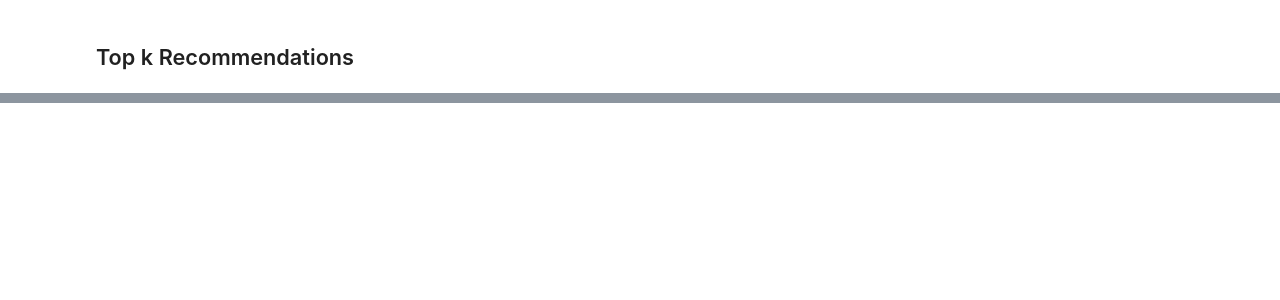
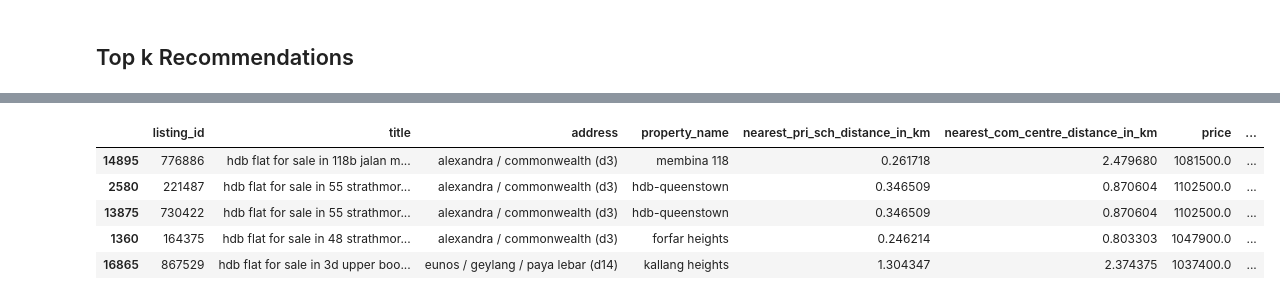
Before and after one commit to coby9241/cs5228-project, a Jupyter notebook: task2/task2_darren.ipynb, the cells around one changed output, grey strips where cells are left out. Cells and saved outputs as stored; diff of their text form; code cells hidden in the pictures; blank space fills up the shorter version.

```diff
--- a/task2/task2_darren.ipynb
+++ b/task2/task2_darren.ipynb
@@ -219,0 +133,9 @@ controlled_randomness_reco
+# %%
+# Explore parameters here
+row_idx = 0
+num_recommendations = 5
+algorithm = 'brute'
+metric = 'euclidean'
+
+# New parameter in this variation
+user_preferences = ['price', 'property_type_private', 'property_type_public', 'line_ew', 'size_sqft'] # feature names that user can specify as their preferences
@@ -219,0 +258,10 @@ controlled_randomness_reco
+# %%
+# model2
+reco2[['listing_id', 'title', 'address', 'property_name', 'nearest_pri_sch_distance_in_km', 'nearest_com_centre_distance_in_km'] + user_preferences]
+# %% [output]
+|  | listing_id | title | address | property_name | nearest_pri_sch_distance_in_km | nearest_com_centre_distance_in_km | price | ... |
+| 14895 | 776886 | hdb flat for sale in 118b jalan m... | alexandra / commonwealth (d3) | membina 118 | 0.261718 | 2.479680 | 1081500.0 | ... |
+| 2580 | 221487 | hdb flat for sale in 55 strathmor... | alexandra / commonwealth (d3) | hdb-queenstown | 0.346509 | 0.870604 | 1102500.0 | ... |
+| 13875 | 730422 | hdb flat for sale in 55 strathmor... | alexandra / commonwealth (d3) | hdb-queenstown | 0.346509 | 0.870604 | 1102500.0 | ... |
+| 1360 | 164375 | hdb flat for sale in 48 strathmor... | alexandra / commonwealth (d3) | forfar heights | 0.246214 | 0.803303 | 1047900.0 | ... |
+| 16865 | 867529 | hdb flat for sale in 3d upper boo... | eunos / geylang / paya lebar (d14) | kallang heights | 1.304347 | 2.374375 | 1037400.0 | ... |
```
Also changed, not shown: parts of 62 cells of this notebook, 1 other file.
